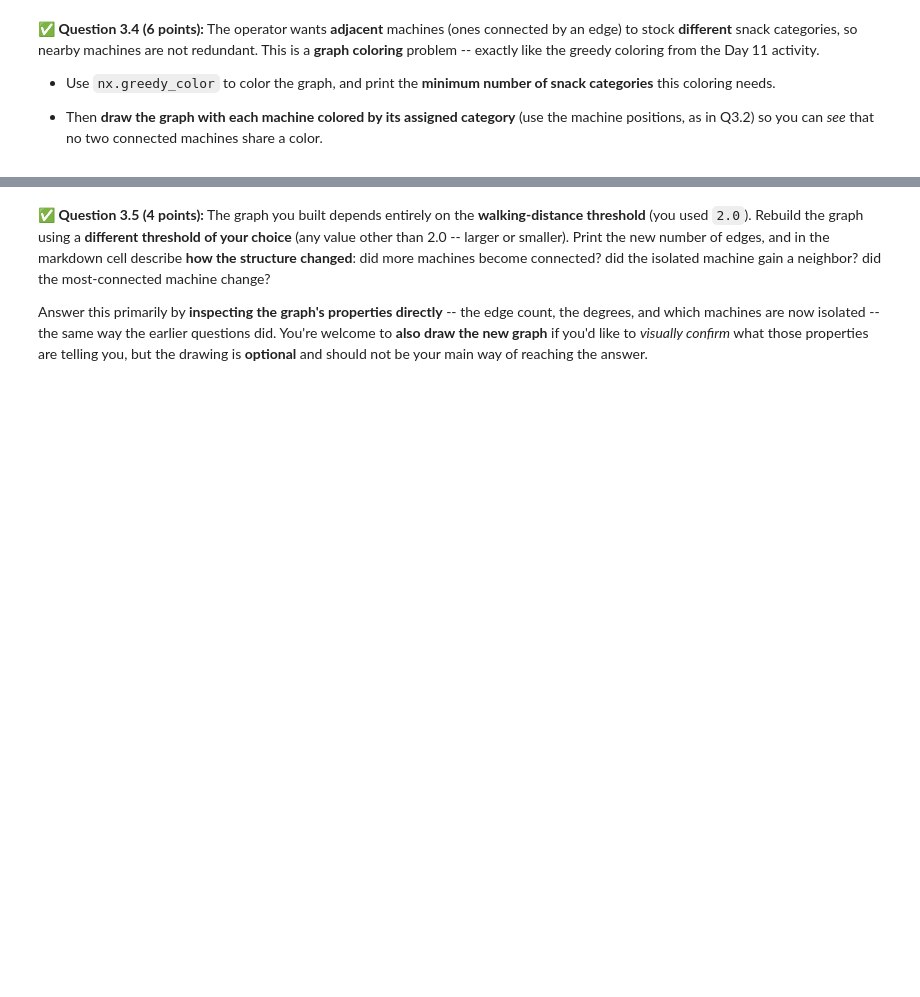
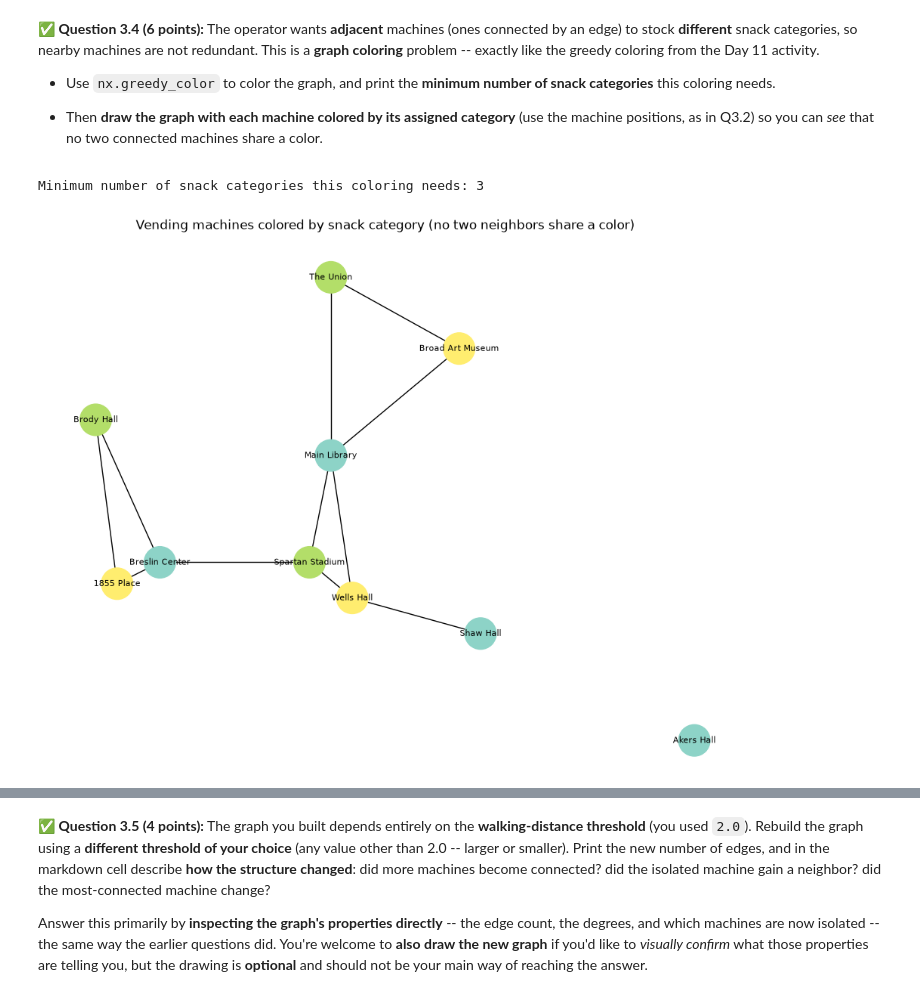
Before and after one commit to rotolejo-code/CMSE202-f26-turnin, a Jupyter notebook: hw-02/HW02-ABMandGraphTheory-STUDENT.ipynb, the cells around one changed output, grey strips where cells are left out. Drawn from its saved outputs; the diff is of its cells as text; code cells hidden in the pictures; blank space fills up the shorter version.

```diff
--- a/hw-02/HW02-ABMandGraphTheory-STUDENT.ipynb
+++ b/hw-02/HW02-ABMandGraphTheory-STUDENT.ipynb
@@ -650,3 +716,21 @@ coloring** problem -- exactly like the greedy coloring from the Day 11 activity.
+# %%
+# Put your code for Question 3.4 here.
+coloring = nx.greedy_color(G)
+
+n_categories = max(coloring.values()) + 1
+print("Minimum number of snack categories this coloring needs:", n_categories)
+
+pos = nx.get_node_attributes(G, "pos")
+node_colors = [coloring[node] for node in G.nodes]
+
+plt.figure(figsize=(9, 7))
+nx.draw(G, pos, with_labels=True, node_color=node_colors, cmap=plt.cm.Set3,
+        node_size=900, font_size=8)
+plt.title("Vending machines colored by snack category (no two neighbors share a color)")
+plt.show()
+# %% [output]
+Minimum number of snack categories this coloring needs: 3
+[figure, added]
 # %% [markdown]
 <!-- END QUESTION -->
 <!-- DO NOT MODIFY OR DELETE THIS CELL -->
```
Also changed, not shown: parts of 18 cells of this notebook.
